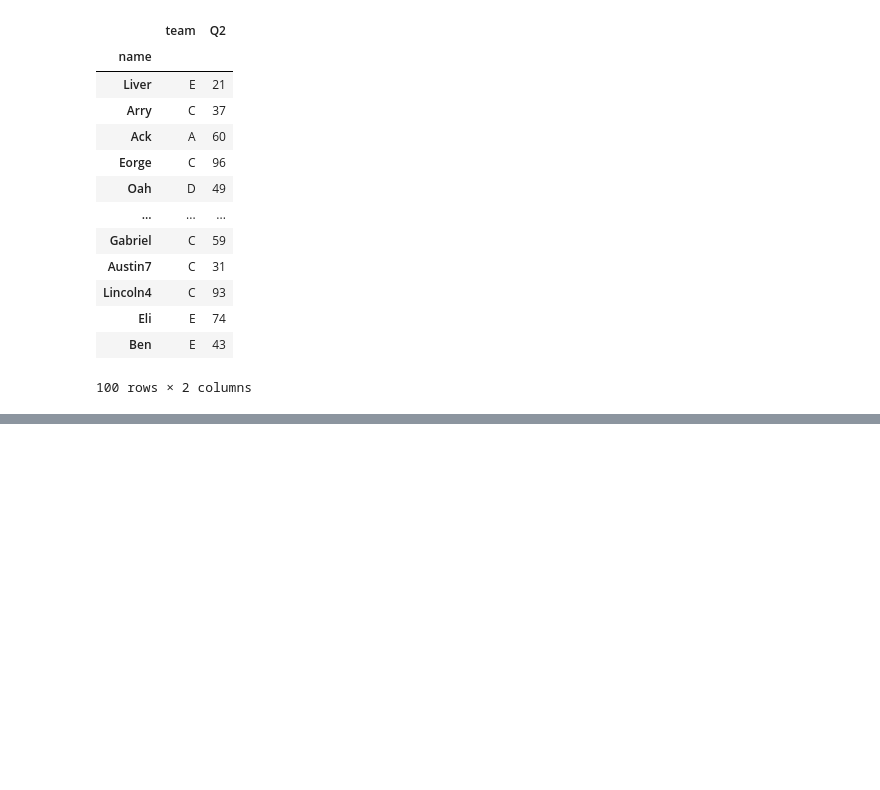
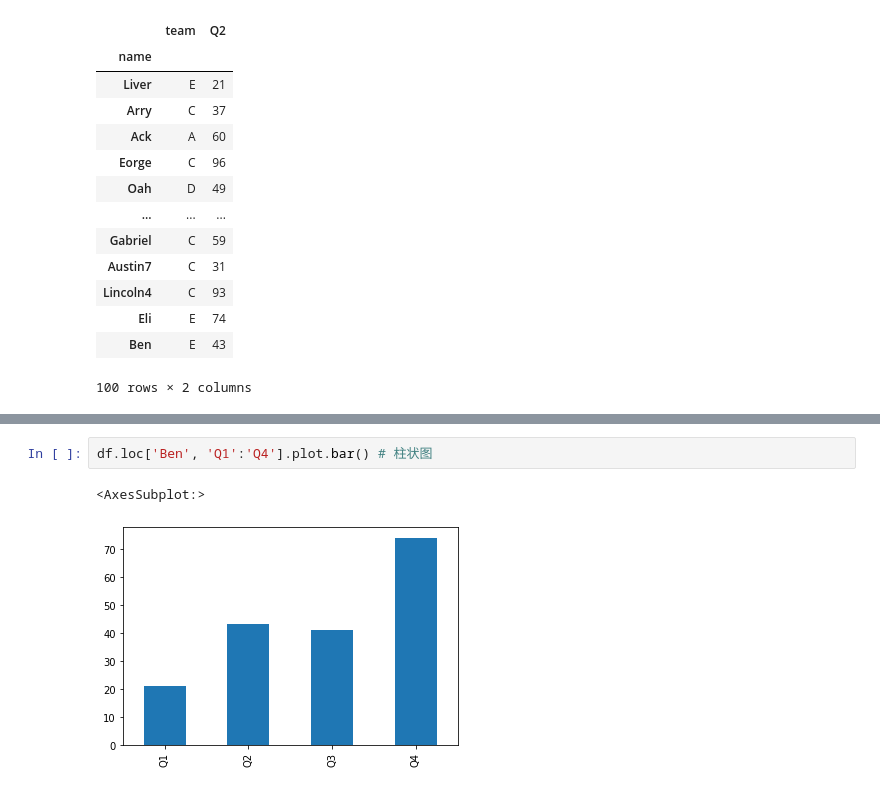
Before and after one commit to lumiseven/pandas-test, a Jupyter notebook: t1.ipynb, the cells around one changed output, grey strips where cells are left out. Saved outputs shown, nothing was run; the diff lists cells and outputs as text; blank space fills up the shorter version.

```diff
--- a/t1.ipynb
+++ b/t1.ipynb
@@ -250,0 +593,5 @@ df.iloc[:10,:]
+# %%
+df.loc['Ben', 'Q1':'Q4'].plot.bar() # 柱状图
+# %% [output]
+<AxesSubplot:>
+[figure, added]
```
Also changed, not shown: parts of 45 cells of this notebook, 2 other files.
